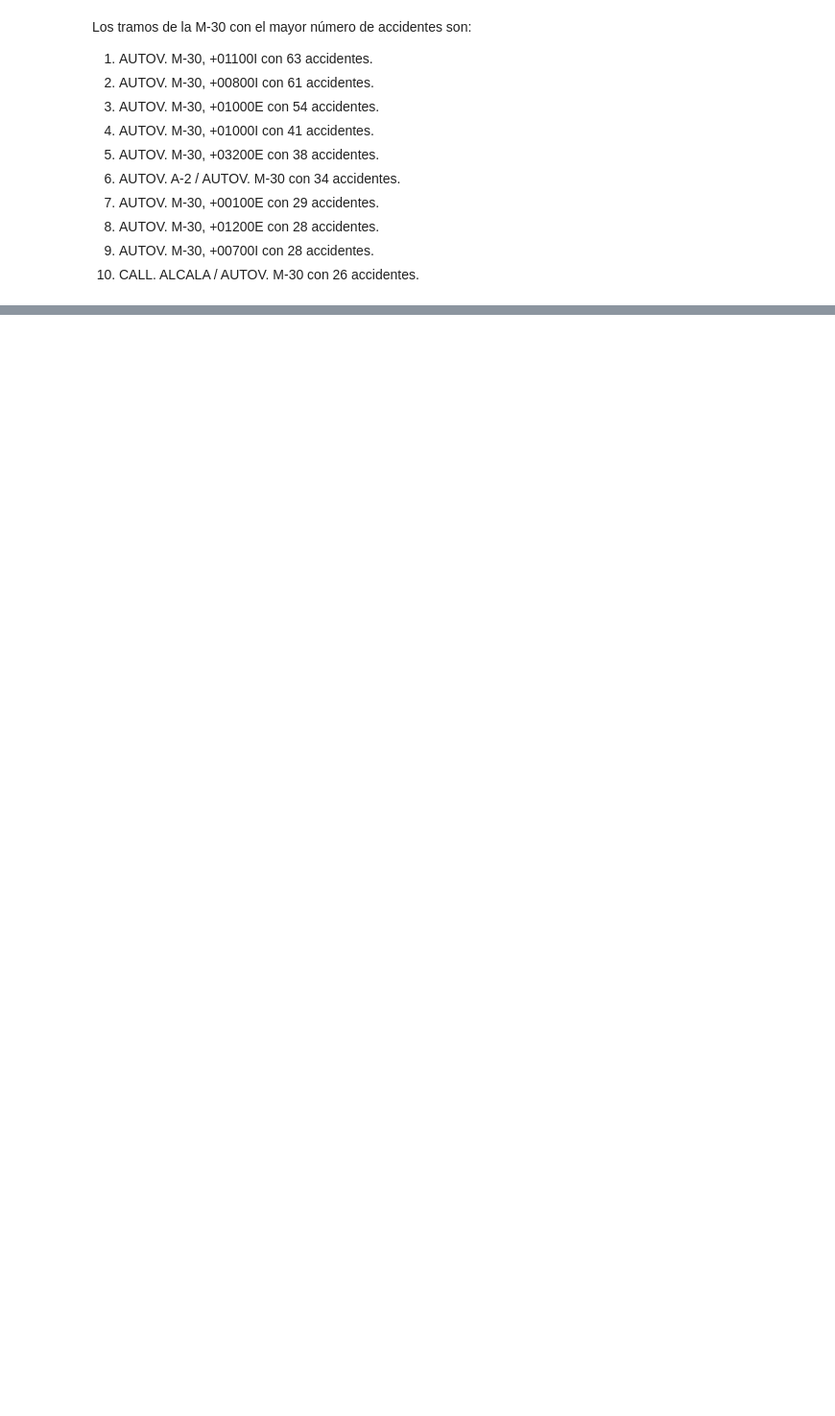
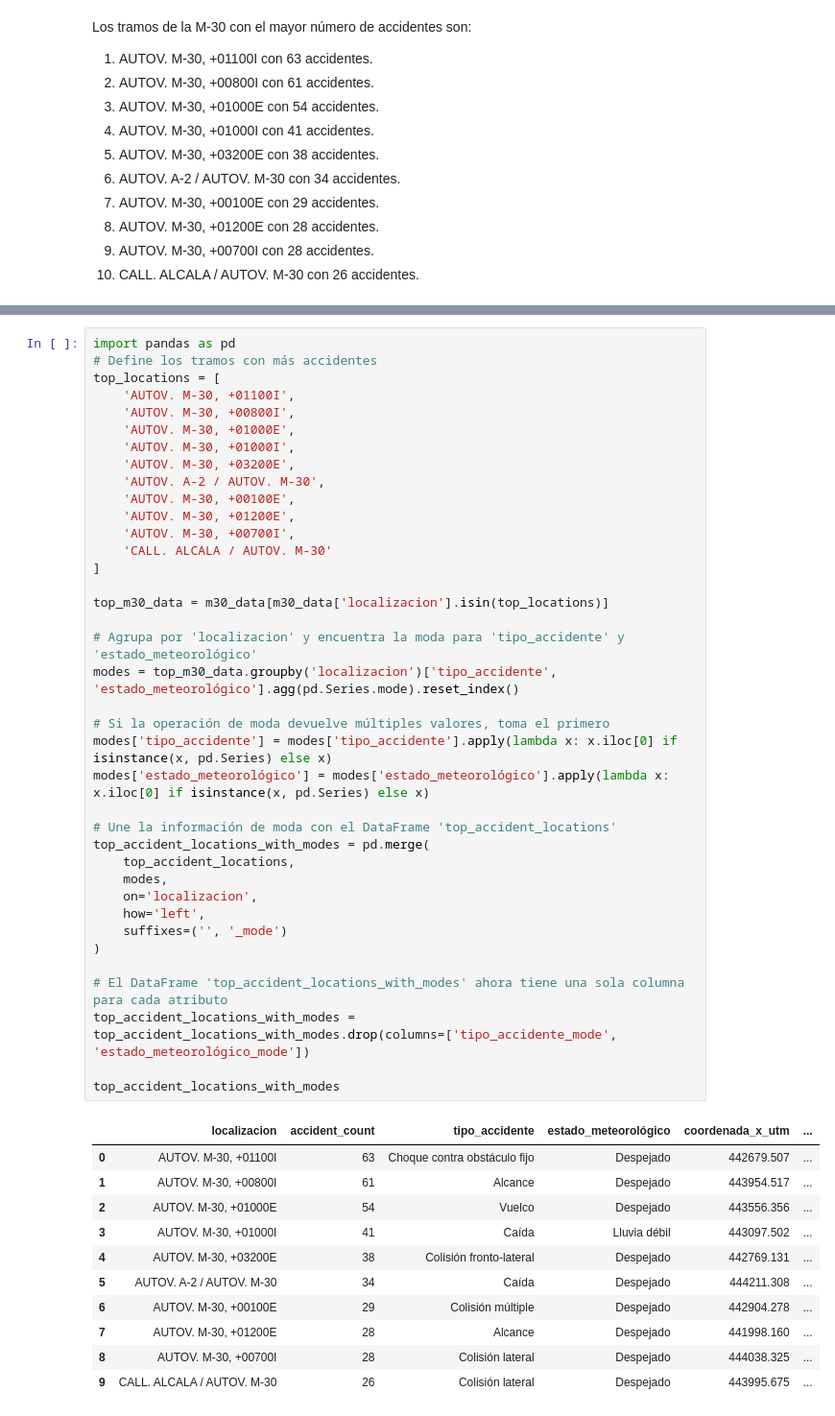
Before and after one commit to lucaramirezo/Traffic-Network-Transparency, a Jupyter notebook: E_calles.ipynb, the cells around one changed output, grey strips where cells are left out. Shown at 96% size. Drawn from its saved outputs; the diff is of its cells as text; blank space fills up the shorter version.

```diff
--- a/E_calles.ipynb
+++ b/E_calles.ipynb
@@ -362 +368,51 @@ Los tramos de la M-30 con el mayor número de accidentes son:
+# %%
+import pandas as pd
+# Define los tramos con más accidentes
+top_locations = [
+    'AUTOV. M-30, +01100I',
+    'AUTOV. M-30, +00800I',
+    'AUTOV. M-30, +01000E',
+    'AUTOV. M-30, +01000I',
+    'AUTOV. M-30, +03200E',
+    'AUTOV. A-2 / AUTOV. M-30',
+    'AUTOV. M-30, +00100E',
+    'AUTOV. M-30, +01200E',
+    'AUTOV. M-30, +00700I',
+    'CALL. ALCALA / AUTOV. M-30'
+]
+
+top_m30_data = m30_data[m30_data['localizacion'].isin(top_locations)]
+
+# Agrupa por 'localizacion' y encuentra la moda para 'tipo_accidente' y 'estado_meteorológico'
+modes = top_m30_data.groupby('localizacion')['tipo_accidente', 'estado_meteorológico'].agg(pd.Series.mode).reset_index()
+
+# Si la operación de moda devuelve múltiples valores, toma el primero
+modes['tipo_accidente'] = modes['tipo_accidente'].apply(lambda x: x.iloc[0] if isinstance(x, pd.Series) else x)
+modes['estado_meteorológico'] = modes['estado_meteorológico'].apply(lambda x: x.iloc[0] if isinstance(x, pd.Series) else x)
+
+# Une la información de moda con el DataFrame 'top_accident_locations'
+top_accident_locations_with_modes = pd.merge(
+    top_accident_locations,
+    modes,
+    on='localizacion',
+    how='left',
+    suffixes=('', '_mode')
+)
+
+# El DataFrame 'top_accident_locations_with_modes' ahora tiene una sola columna para cada atributo
+top_accident_locations_with_modes = top_accident_locations_with_modes.drop(columns=['tipo_accidente_mode', 'estado_meteorológico_mode'])
+
+top_accident_locations_with_modes
+# %% [output]
+|  | localizacion | accident_count | tipo_accidente | estado_meteorológico | coordenada_x_utm | ... |
+| 0 | AUTOV. M-30, +01100I | 63 | Choque contra obstáculo fijo | Despejado | 442679.507 | ... |
+| 1 | AUTOV. M-30, +00800I | 61 | Alcance | Despejado | 443954.517 | ... |
+| 2 | AUTOV. M-30, +01000E | 54 | Vuelco | Despejado | 443556.356 | ... |
+| 3 | AUTOV. M-30, +01000I | 41 | Caída | Lluvia débil | 443097.502 | ... |
+| 4 | AUTOV. M-30, +03200E | 38 | Colisión fronto-lateral | Despejado | 442769.131 | ... |
+| 5 | AUTOV. A-2 / AUTOV. M-30 | 34 | Caída | Despejado | 444211.308 | ... |
+| 6 | AUTOV. M-30, +00100E | 29 | Colisión múltiple | Despejado | 442904.278 | ... |
+| 7 | AUTOV. M-30, +01200E | 28 | Alcance | Despejado | 441998.160 | ... |
+| 8 | AUTOV. M-30, +00700I | 28 | Colisión lateral | Despejado | 444038.325 | ... |
+| 9 | CALL. ALCALA / AUTOV. M-30 | 26 | Colisión lateral | Despejado | 443995.675 | ... |
 # %%
```
Also changed, not shown: parts of 6 cells of this notebook, 1 other file.
